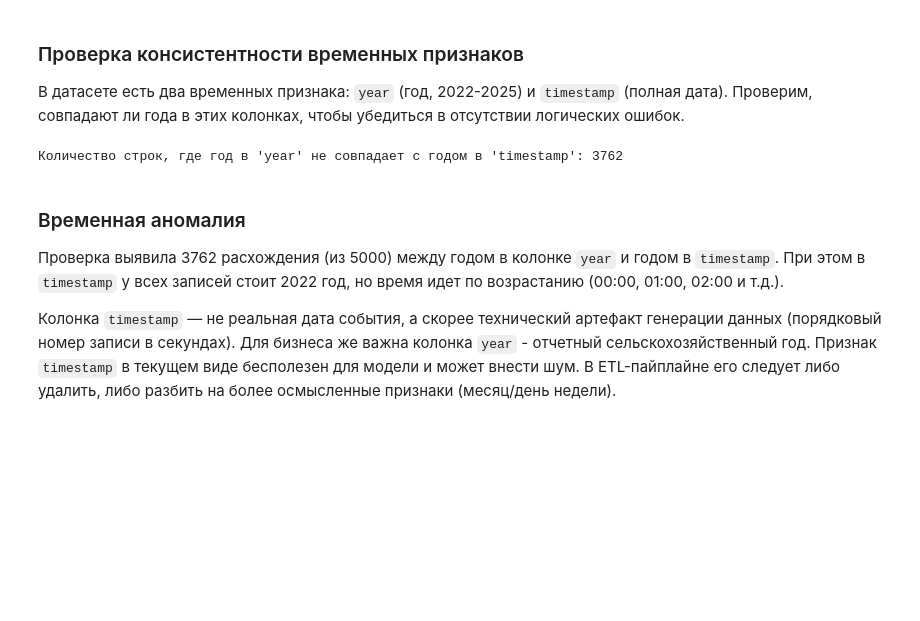
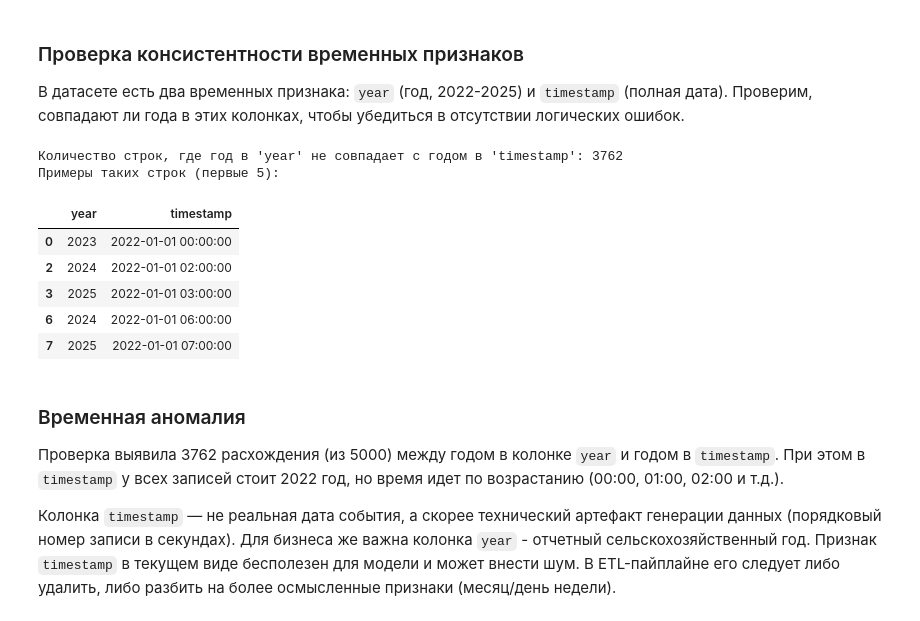
Before and after one commit to khitrykh-av-313/Name_313, a Jupyter notebook: notebooks/EDA-update.ipynb, the cells around one changed output. Saved outputs shown, nothing was run; the diff lists cells and outputs as text; code cells hidden in the pictures; blank space fills up the shorter version.

```diff
--- a/notebooks/EDA-update.ipynb
+++ b/notebooks/EDA-update.ipynb
@@ -222,14 +222,27 @@ Name: count, dtype: int64
 # %%
 #  Проверка дат
 if 'year' in df.columns and 'timestamp' in df.columns:
-    # Отфильтровываем NaT (ошибки парсинга) и сравниваем только валидные даты
     mismatched_dates = df[
+        df['year'].notna() &              # <--- Добавили проверку на NaN в 'year'
         df['timestamp'].notna() &
         (df['year'] != df['timestamp'].dt.year)
     ]
     print(f"Количество строк, где год в 'year' не совпадает с годом в 'timestamp': {len(mismatched_dates)}")
+
+    if not mismatched_dates.empty:
+        print("Примеры таких строк (первые 5):")
+        display(mismatched_dates[['year', 'timestamp']].head())
+    else:
+        print("Все даты согласованы — год в 'timestamp' совпадает со значением в 'year'.")
 # %% [output]
 Количество строк, где год в 'year' не совпадает с годом в 'timestamp': 3762
+Примеры таких строк (первые 5):
+|  | year | timestamp |
+| 0 | 2023 | 2022-01-01 00:00:00 |
+| 2 | 2024 | 2022-01-01 02:00:00 |
+| 3 | 2025 | 2022-01-01 03:00:00 |
+| 6 | 2024 | 2022-01-01 06:00:00 |
+| 7 | 2025 | 2022-01-01 07:00:00 |
 # %% [markdown]
 ### Временная аномалия
 Проверка выявила 3762 расхождения (из 5000) между годом в колонке `year` и годом в `timestamp`. При этом в `timestamp` у всех записей стоит 2022 год, но время идет по возрастанию (00:00, 01:00, 02:00 и т.д.).
```
Also changed, not shown: parts of 2 cells of this notebook.
